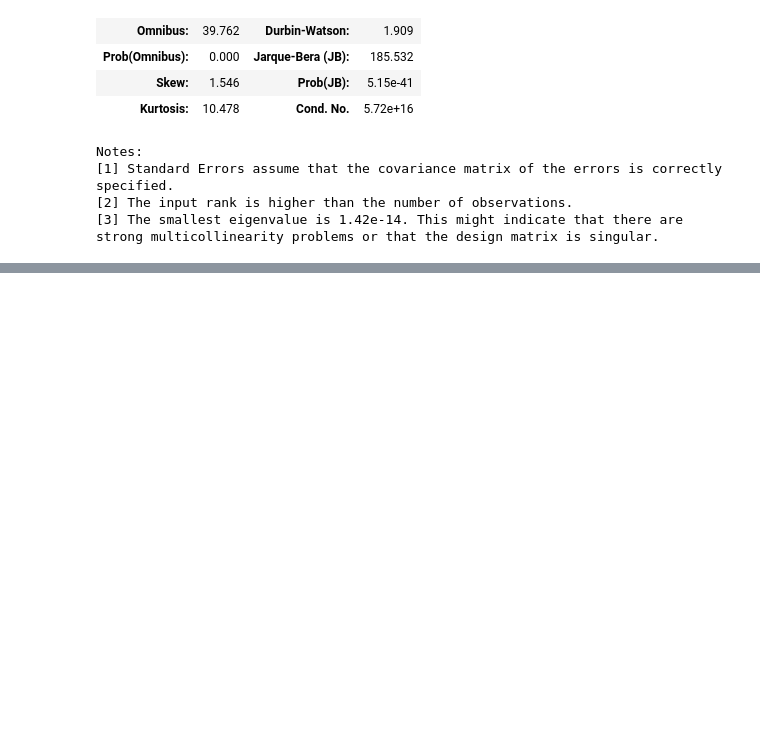
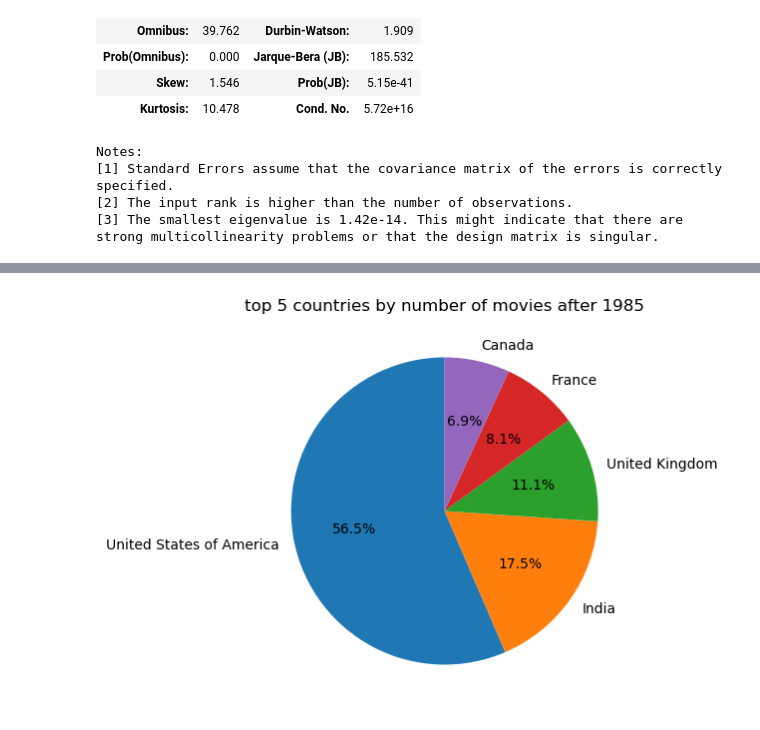
Before and after one commit to epfl-ada/ada-2022-project-theadaholics, a Jupyter notebook: main.ipynb, the cells around one changed output, grey strips where cells are left out. Cells and saved outputs as stored; diff of their text form; code cells hidden in the pictures; blank space fills up the shorter version.

```diff
--- a/main.ipynb
+++ b/main.ipynb
@@ -1277,0 +1376,13 @@ strong multicollinearity problems or that the design matrix is singular.
+# %%
+
+fig, ax = plt.subplots(figsize=(11,5))
+# fig.set_facecolor('white')
+# fig.set_size_inches(11, 5)
+# fig.suptitle('title')
+plot_counts=c2.head(5)
+plot_countries=plot_counts.index.to_series()
+ax.pie(plot_counts, labels=plot_countries, startangle=90,autopct='%1.1f%%', radius=1)
+ax.set_title('top 5 countries by number of movies after 1985')
+plt.show()
+# %% [output]
+[figure, added]
```
Also changed, not shown: parts of 9 cells of this notebook, 3 other files.
